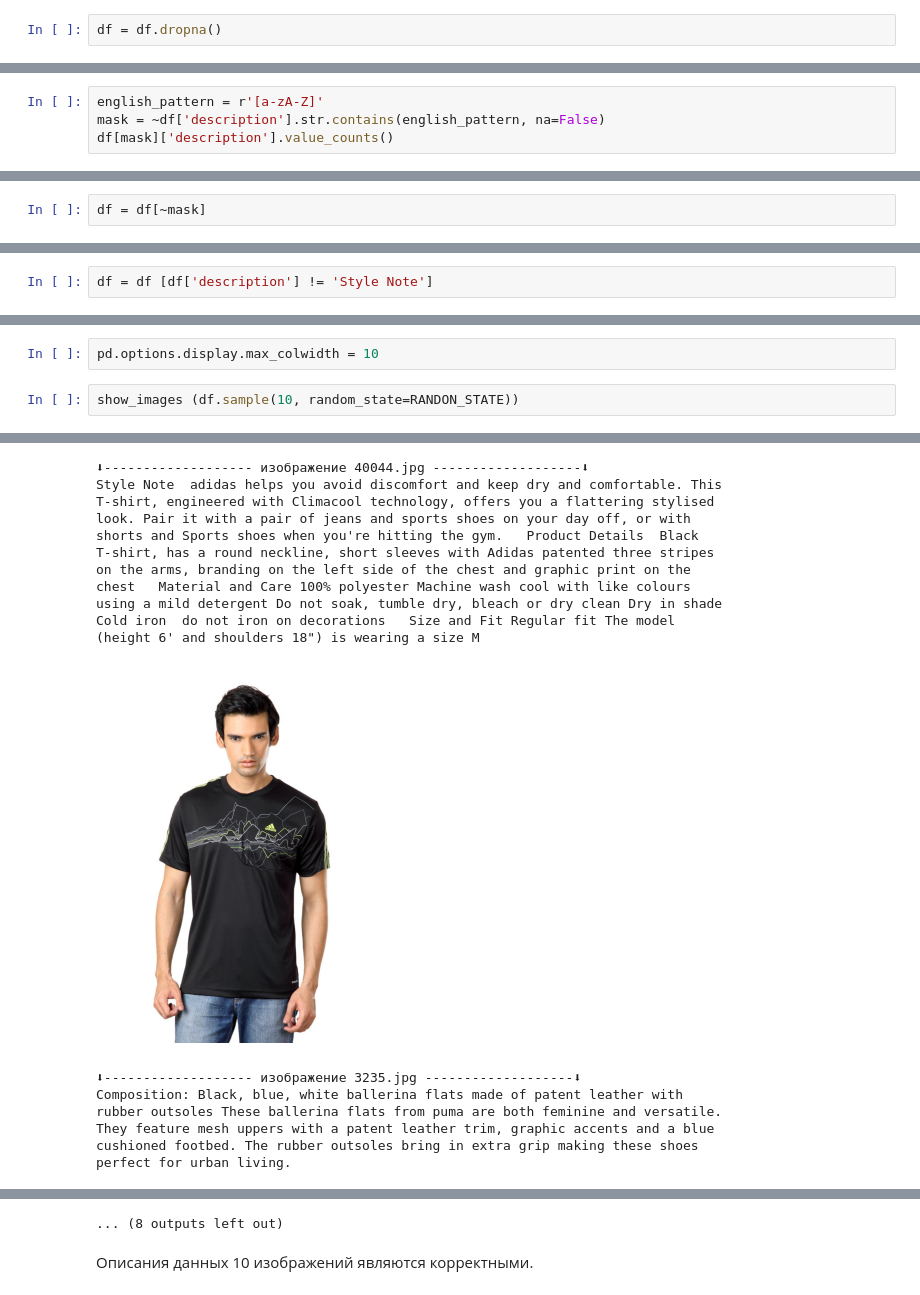
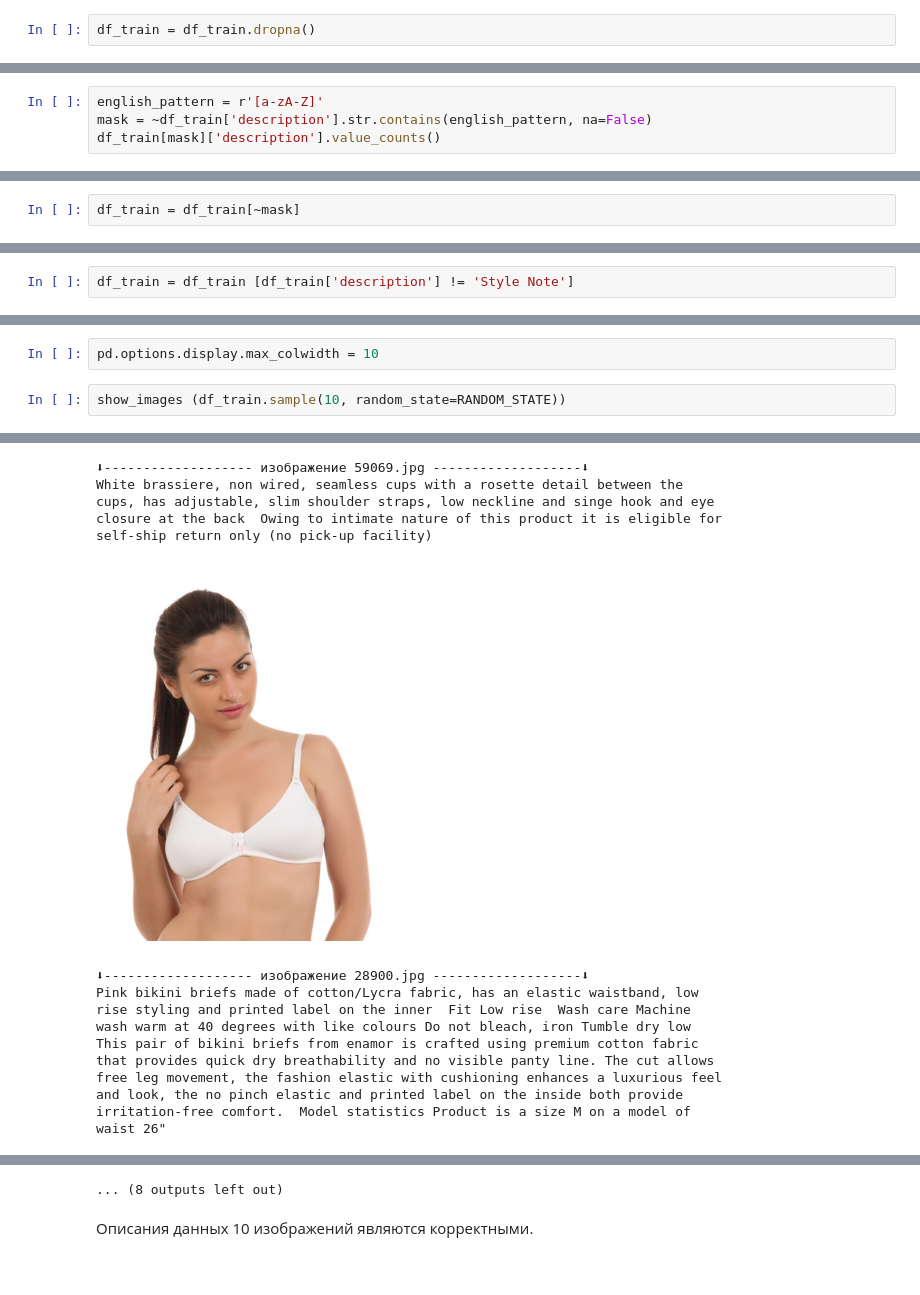
Before and after one commit to evgeny-ydsc/DLE-NLP, a Jupyter notebook: 3.4 CLIP SFT/Product-search-by-CLIP-SFT.ipynb, the cells around one changed output, grey strips where cells are left out. Saved outputs shown, nothing was run; the diff lists cells and outputs as text.

```diff
--- a/3.4 CLIP SFT/Product-search-by-CLIP-SFT.ipynb
+++ b/3.4 CLIP SFT/Product-search-by-CLIP-SFT.ipynb
@@ -80,5 +100,5 @@ memory usage: 694.5+ KB
 # %% [markdown]
 Есть пустые поля с описаниями. Такие образцы нам не нужны - удалим их:
 # %%
-df = df.dropna()
+df_train = df_train.dropna()
 # %%
@@ -123,7 +143,7 @@ Name: count, Length: 38856, dtype: int64
 Дубликаты есть, в т. ч. без значимых описаний. Удалим такие:
 # %%
 english_pattern = r'[a-zA-Z]'
-mask = ~df['description'].str.contains(english_pattern, na=False)
-df[mask]['description'].value_counts()
+mask = ~df_train['description'].str.contains(english_pattern, na=False)
+df_train[mask]['description'].value_counts()
 # %% [output]
 description
@@ -135,4 +155,4 @@ description
 Name: count, dtype: int64
 # %%
-df = df[~mask]
+df_train = df_train[~mask]
 # %%
@@ -183,3 +203,3 @@ Style Note
 # %%
-df = df [df['description'] != 'Style Note']
+df_train = df_train [df_train['description'] != 'Style Note']
 # %%
@@ -235,5 +255,5 @@ Name: count, dtype: int64
 # %%
 pd.options.display.max_colwidth = 10
 # %%
-show_images (df.sample(10, random_state=RANDON_STATE))
+show_images (df_train.sample(10, random_state=RANDOM_STATE))
 # %% [output]
@@ -278,18 +309,16 @@ and embroidered detail on the chest
-⬇------------------- изображение 40044.jpg -------------------⬇
-Style Note  adidas helps you avoid discomfort and keep dry and comfortable. This
-T-shirt, engineered with Climacool technology, offers you a flattering stylised
-look. Pair it with a pair of jeans and sports shoes on your day off, or with
-shorts and Sports shoes when you're hitting the gym.   Product Details  Black
-T-shirt, has a round neckline, short sleeves with Adidas patented three stripes
-on the arms, branding on the left side of the chest and graphic print on the
-chest   Material and Care 100% polyester Machine wash cool with like colours
-using a mild detergent Do not soak, tumble dry, bleach or dry clean Dry in shade
-Cold iron  do not iron on decorations   Size and Fit Regular fit The model
-(height 6' and shoulders 18") is wearing a size M
+⬇------------------- изображение 59069.jpg -------------------⬇
+White brassiere, non wired, seamless cups with a rosette detail between the
+cups, has adjustable, slim shoulder straps, low neckline and singe hook and eye
+closure at the back  Owing to intimate nature of this product it is eligible for
+self-ship return only (no pick-up facility)
-[figure, old version]
+[figure, new version]
-⬇------------------- изображение 3235.jpg -------------------⬇
-Composition: Black, blue, white ballerina flats made of patent leather with
-rubber outsoles These ballerina flats from puma are both feminine and versatile.
-They feature mesh uppers with a patent leather trim, graphic accents and a blue
-cushioned footbed. The rubber outsoles bring in extra grip making these shoes
-perfect for urban living.
+⬇------------------- изображение 28900.jpg -------------------⬇
+Pink bikini briefs made of cotton/Lycra fabric, has an elastic waistband, low
+rise styling and printed label on the inner  Fit Low rise  Wash care Machine
+wash warm at 40 degrees with like colours Do not bleach, iron Tumble dry low
+This pair of bikini briefs from enamor is crafted using premium cotton fabric
+that provides quick dry breathability and no visible panty line. The cut allows
+free leg movement, the fashion elastic with cushioning enhances a luxurious feel
+and look, the no pinch elastic and printed label on the inside both provide
+irritation-free comfort.  Model statistics Product is a size M on a model of
+waist 26"
```
Also changed, not shown: parts of 24 cells of this notebook.
